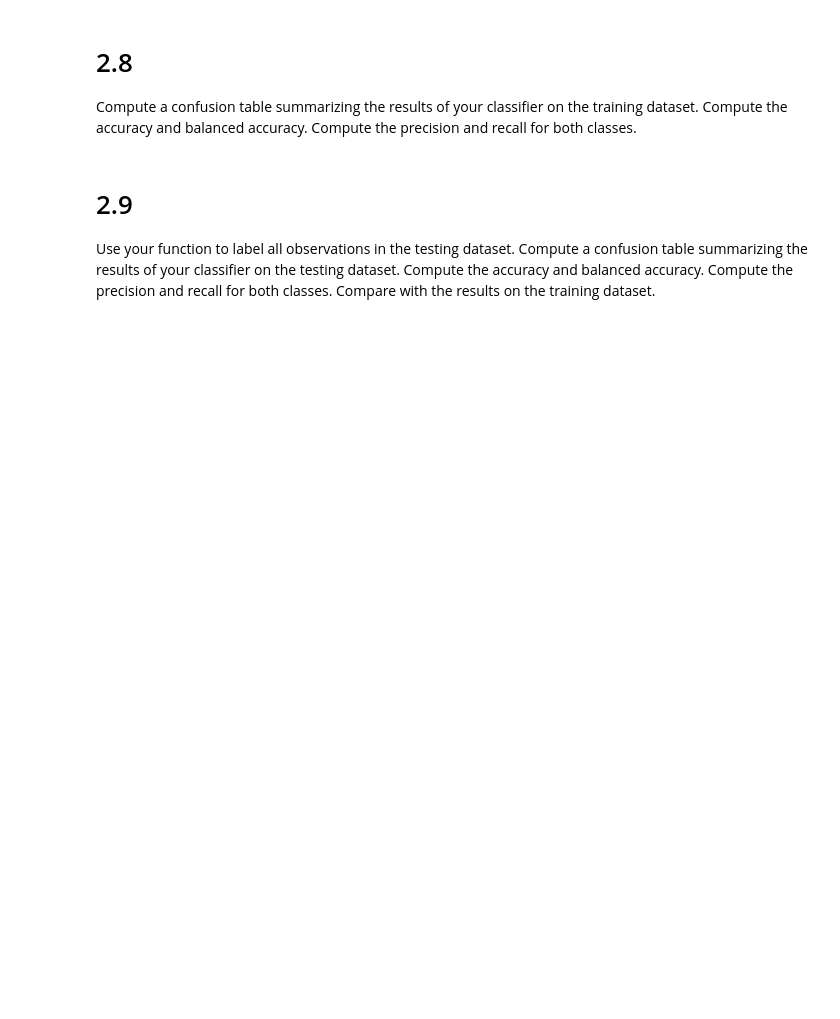
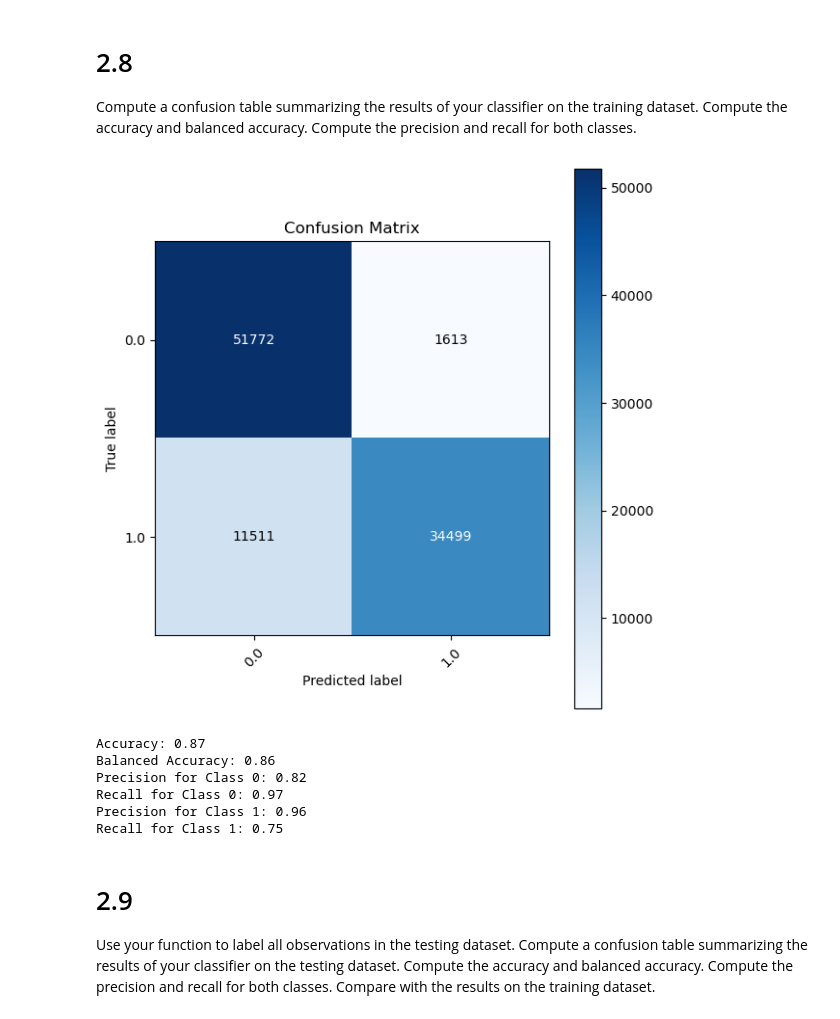
Before and after one commit to simoclemens/KTH-MusicInformaticsLabs, a Jupyter notebook: DT2470_lab02-2.ipynb, the cells around one changed output. Cells and saved outputs as stored; diff of their text form; code cells hidden in the pictures; blank space fills up the shorter version.

```diff
--- a/DT2470_lab02-2.ipynb
+++ b/DT2470_lab02-2.ipynb
@@ -621,3 +612,61 @@ Compute a confusion table summarizing the results of your classifier on the trai
+# %%
+# add your code below
+from sklearn.metrics import confusion_matrix
+from sklearn.utils.multiclass import unique_labels
+from sklearn.metrics import accuracy_score, balanced_accuracy_score, precision_score, recall_score
+
+y_true = np.hstack((np.ones(len(kiki_train_ZC)),np.zeros(len(bouba_train_ZC))))
+y_prev = np.hstack((kiki_pred,bouba_pred))
+
+cm = confusion_matrix(y_true,y_prev)
+classes = unique_labels(y_true, y_prev)
+
+plt.figure(figsize=(6, 6))
+plt.imshow(cm, interpolation='nearest', cmap=plt.cm.Blues)
+plt.title('Confusion Matrix')
+plt.colorbar()
+tick_marks = np.arange(len(classes))
+plt.xticks(tick_marks, classes, rotation=45)
+plt.yticks(tick_marks, classes)
+
+for i in range(len(classes)):
+    for j in range(len(classes)):
+        plt.text(j, i, str(cm[i, j]), va='center', ha='center',
+                 color="white" if cm[i, j] > cm.max() / 2 else "black")
+
+plt.ylabel('True label')
+plt.xlabel('Predicted label')
+plt.tight_layout()
+plt.show()
+
+# Compute accuracy
+accuracy = accuracy_score(y_true, y_prev)
+
+# Compute balanced accuracy
+balanced_accuracy = balanced_accuracy_score(y_true, y_prev)
+
+# Compute precision and recall for class 0
+precision_class0 = precision_score(y_true, y_prev, pos_label=0)
+recall_class0 = recall_score(y_true, y_prev, pos_label=0)
+
+# Compute precision and recall for class 1
+precision_class1 = precision_score(y_true, y_prev, pos_label=1)
+recall_class1 = recall_score(y_true, y_prev, pos_label=1)
+
+print(f'Accuracy: {accuracy:.2f}')
+print(f'Balanced Accuracy: {balanced_accuracy:.2f}')
+print(f'Precision for Class 0: {precision_class0:.2f}')
+print(f'Recall for Class 0: {recall_class0:.2f}')
+print(f'Precision for Class 1: {precision_class1:.2f}')
+print(f'Recall for Class 1: {recall_class1:.2f}')
+# %% [output]
+[figure, added]
+Accuracy: 0.87
+Balanced Accuracy: 0.86
+Precision for Class 0: 0.82
+Recall for Class 0: 0.97
+Precision for Class 1: 0.96
+Recall for Class 1: 0.75
 # %% [markdown]
 # 2.9
 
```
Also changed, not shown: parts of 14 cells of this notebook.
